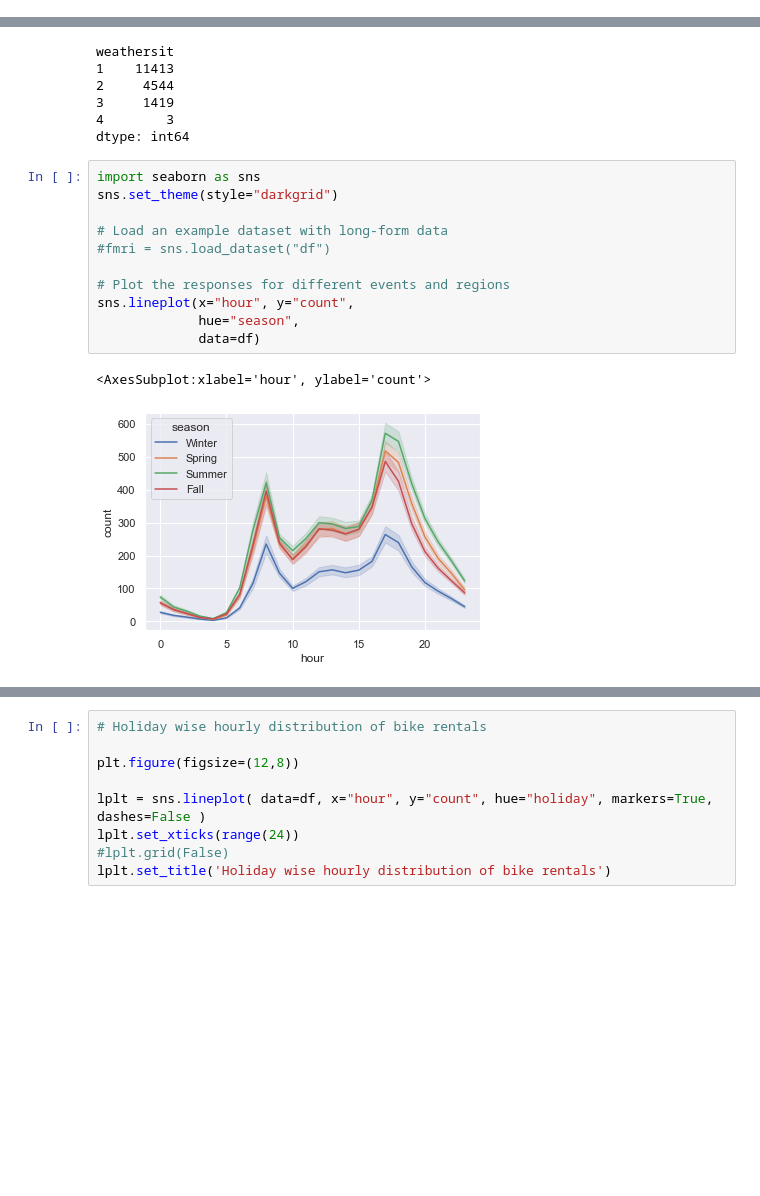
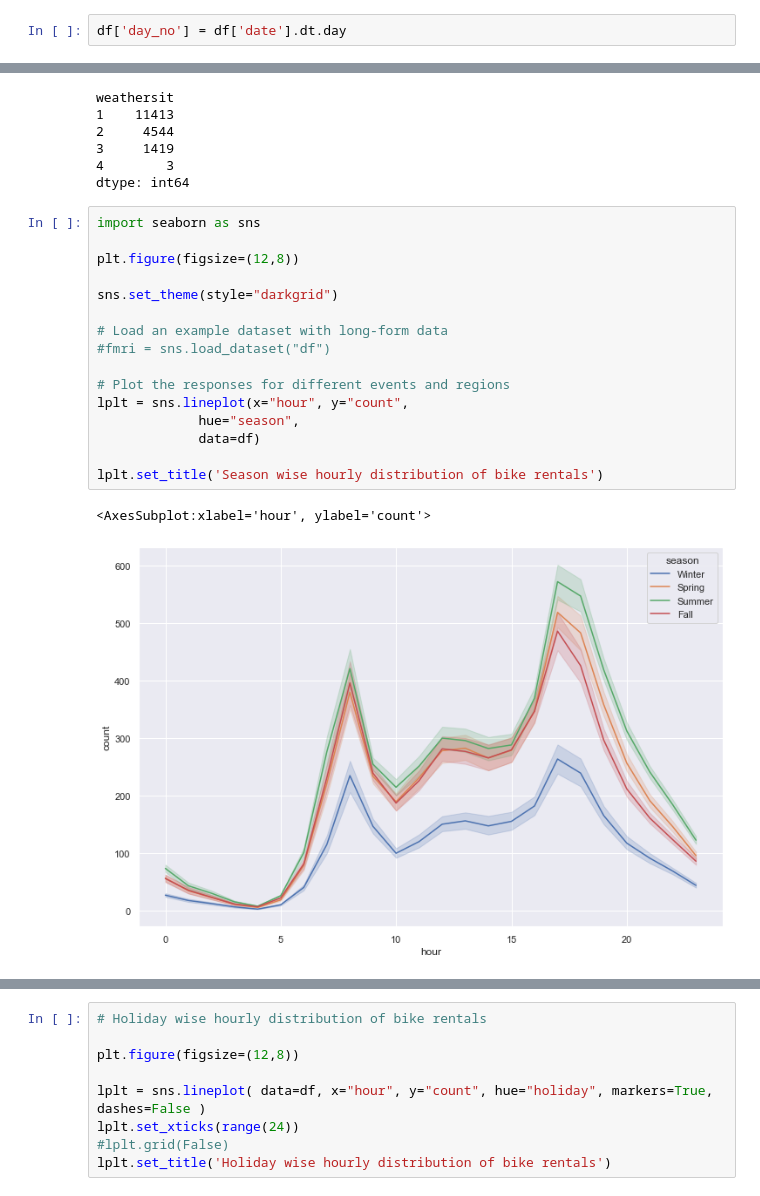
Before and after one commit to MuayadX/2nd-Project-, a Jupyter notebook: 3rd Project/EDA/Bike_sharing_hour.ipynb, the cells around one changed output, grey strips where cells are left out. Cells and saved outputs as stored; diff of their text form; blank space fills up the shorter version.

```diff
--- a/3rd Project/EDA/Bike_sharing_hour.ipynb
+++ b/3rd Project/EDA/Bike_sharing_hour.ipynb
@@ -205,6 +205,8 @@ df.loc[df['weekday'] == 5, 'weekday'] = 'Friday'
 df.loc[df['weekday'] == 6, 'weekday'] = 'Saturday'
 df.loc[df['year'] == 0, 'year'] = '2011'
 df.loc[df['year'] == 1, 'year'] = '2012'
+# %%
+df['day_no'] = df['date'].dt.day
 # %%
 df.head(10)
 # %% [output]
@@ -230,18 +233,23 @@ weathersit
 dtype: int64
 # %%
 import seaborn as sns
+
+plt.figure(figsize=(12,8))
+
 sns.set_theme(style="darkgrid")
 
 # Load an example dataset with long-form data
 #fmri = sns.load_dataset("df")
 
 # Plot the responses for different events and regions
-sns.lineplot(x="hour", y="count",
+lplt = sns.lineplot(x="hour", y="count",
              hue="season",
              data=df)
+
+lplt.set_title('Season wise hourly distribution of bike rentals')
 # %% [output]
 <AxesSubplot:xlabel='hour', ylabel='count'>
-[figure, old version]
+[figure, new version]
 # %%
 # Season wise hourly distribution of bike rentals
 
```
Also changed, not shown: parts of 19 cells of this notebook, 1 other file.
